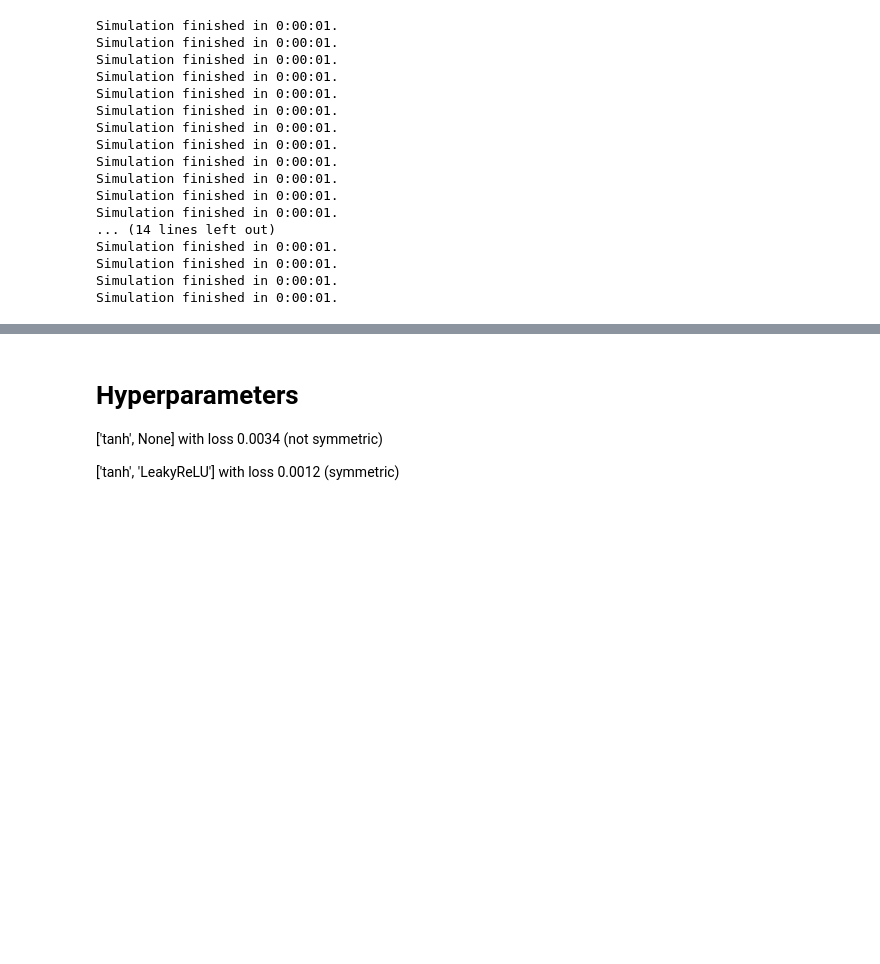
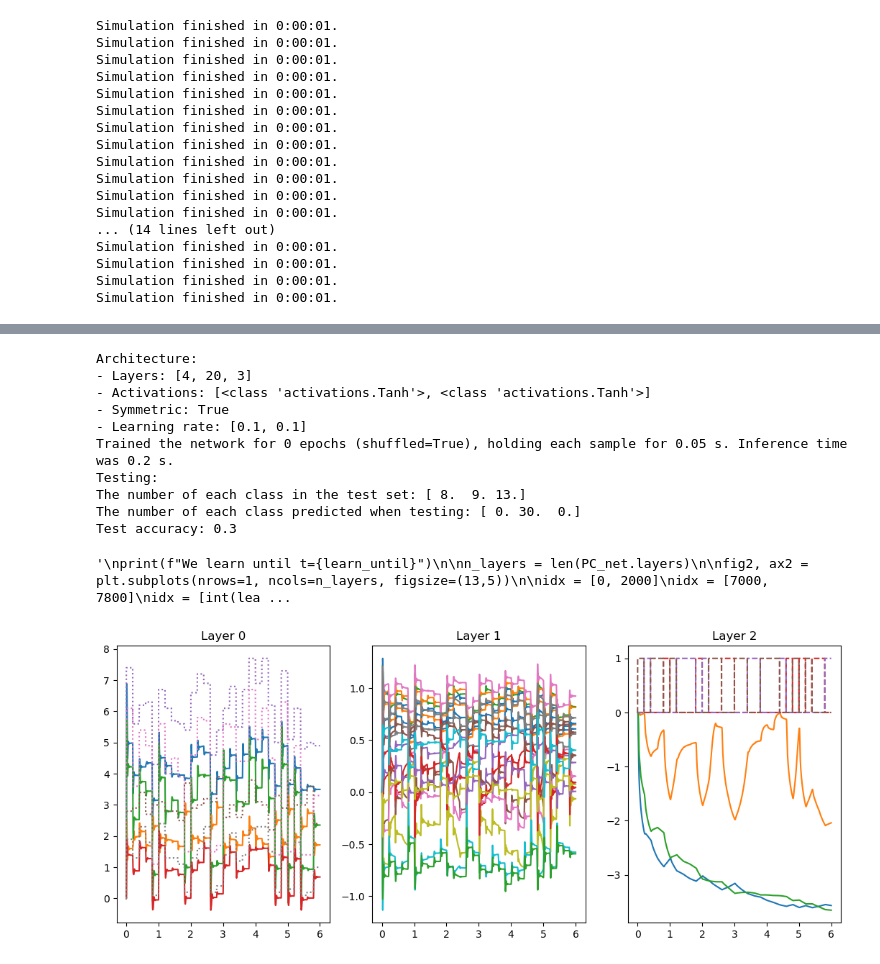
Before and after one commit to jorchard/pc_nengo, a Jupyter notebook: predictive_coding.ipynb, the cells around one changed output, grey strips where cells are left out. Drawn from its saved outputs; the diff is of its cells as text; code cells hidden in the pictures; blank space fills up the shorter version.

```diff
--- a/predictive_coding.ipynb
+++ b/predictive_coding.ipynb
@@ -795,2 +268,7 @@ add_inference_inputs(x_data, y_data, x_input, y_input, inf_time, learn_until)
+# %%
+W1 = net.layers[0].weight.detach().numpy()
+W2 = net.layers[2].weight.detach().numpy()
+#print(W1)
+#print(W2)
 # %%
 # Using PCNetwork class
@@ -832,3 +327,0 @@ sim = nengo.Simulator(net)
-# %%
-train_network(sim, PC_net, stab, learn, t)
-predictions = test_network(sim, PC_net, n, inf_time, p_pc_end_v)
@@ -858,0 +328,3 @@ plt.show()
+# %%
+if not epochs == 0: #with no epochs we don't train at all
+    train_network(sim, PC_net, stab_time, learn_time, learn_until)
@@ -859,23 +360,67 @@ plt.show()
 # %%
+### Print summary of the network learning ###
+print("Architecture:")
+print(f"- Layers: {[layer.n_nodes for layer in PC_net.layers]}")
+print(f"- Activations: {PC_net.activation}")
+print(f"- Symmetric: {PC_net.symmetric}")
+print(f"- Learning rate: {PC_net.tau_learn}")
+print(f"Trained the network for {epochs} epochs (shuffled={shuffle}), holding each sample for {learn_time} s. Inference time was {inf_time} s.")
+
+print("Testing:")
+print(f"The number of each class in the test set: {np.sum(y_test, axis=0)}")
+print(f"The number of each class predicted when testing: {np.sum(pred_class, axis=0)}")
+
+print(f"Test accuracy: {acc}")
+
+### Plotting ###
+
 n_layers = len(PC_net.layers)
 
 fig, ax = plt.subplots(nrows=1, ncols=n_layers, figsize=(13,5))
 
-idx = [0, 2000]
-idx = [7000, 7800]
-idx = [13000, 17000]
-idx = [19800, 22000]
+idx = [0, 4000]
+idx = [7000, 10000]
+#idx = [18000, 20000]
 idx = [0, len(sim.trange())]
+#idx = [115000, 120000]
 tt = sim.trange()[idx[0]:idx[1]]
 
 for k in range(n_layers):
     ax[k].plot(tt, sim.data[val_probes[k]][idx[0]:idx[1]]); ax[k].set_title(f'Layer {k}');
 
-ax[0].plot(tt, sim.data[p_stim][idx[0]:idx[1]], ':');
-ax[-1].plot(tt, sim.data[p_pred][idx[0]:idx[1]], ':');
+ax[0].plot(tt, sim.data[p_stim][idx[0]:idx[1]], ':', label="Stim");
+ax[-1].plot(tt, sim.data[p_pred][idx[0]:idx[1]], '--', label="Pred");
+
+"""
+print(f"We learn until t={learn_until}")
+
+n_layers = len(PC_net.layers)
+
+fig2, ax2 = plt.subplots(nrows=1, ncols=n_layers, figsize=(13,5))
+
+idx = [0, 2000]
+idx = [7000, 7800]
+idx = [int(learn_until/0.001), -1] #plot only learning segments
+#idx = [0, len(sim.trange())]
+tt = sim.trange()[idx[0]:idx[1]]
+
+for k in range(n_layers):
+    ax2[k].plot(tt, sim.data[val_probes[k]][idx[0]:idx[1]]); ax2[k].set_title(f'Layer {k}');
+
+
+ax2[0].plot(tt, sim.data[p_stim][idx[0]:idx[1]], ':');
+ax2[-1].plot(tt, sim.data[p_pred][idx[0]:idx[1]], '--');
+"""
+# %% [output]
+Architecture:
+- Layers: [4, 20, 3]
+- Activations: [<class 'activations.Tanh'>, <class 'activations.Tanh'>]
+- Symmetric: True
+- Learning rate: [0.1, 0.1]
+Trained the network for 0 epochs (shuffled=True), holding each sample for 0.05 s. Inference time was 0.2 s.
+Testing:
+The number of each class in the test set: [ 8.  9. 13.]
+The number of each class predicted when testing: [ 0. 30.  0.]
+Test accuracy: 0.3
+'\nprint(f"We learn until t={learn_until}")\n\nn_layers = len(PC_net.layers)\n\nfig2, ax2 = plt.subplots(nrows=1, ncols=n_layers, figsize=(13,5))\n\nidx = [0, 2000]\nidx = [7000, 7800]\nidx = [int(lea ...
+[figure, added]
-# %% [markdown]
-# Hyperparameters
-
-['tanh', None] with loss 0.0034 (not symmetric)
-
-['tanh', 'LeakyReLU'] with loss 0.0012 (symmetric)
```
Also changed, not shown: parts of 64 cells of this notebook, 6 other files.
